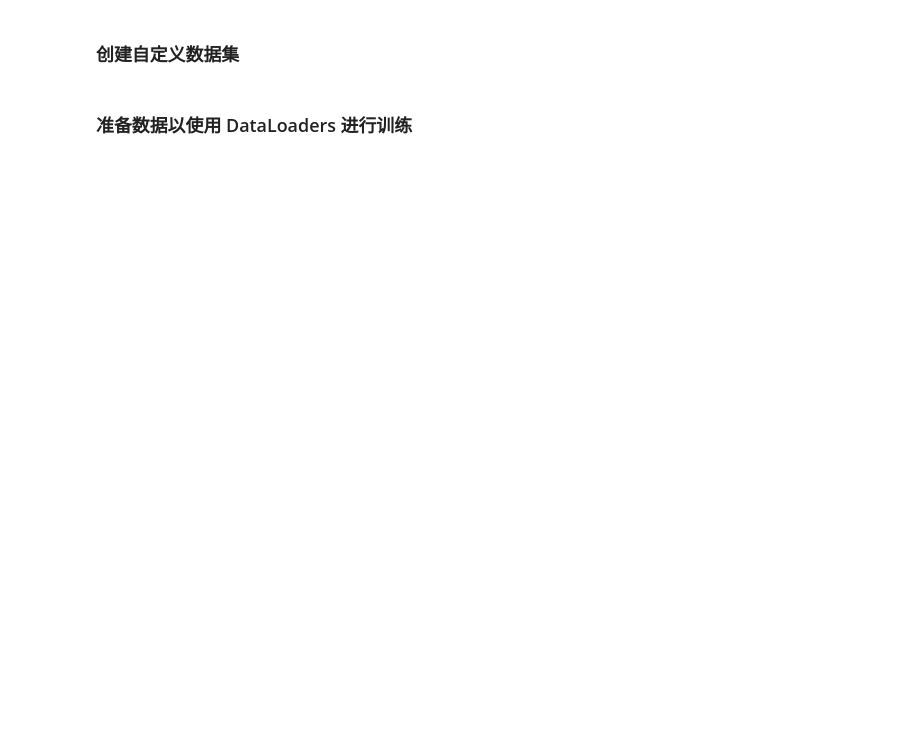
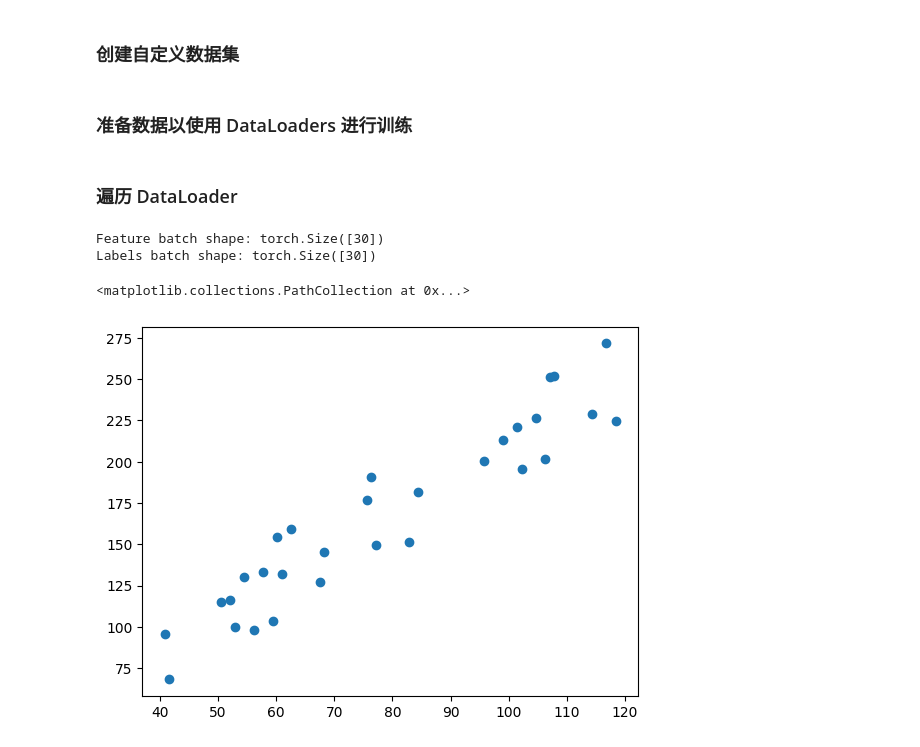
Before and after one commit to muyoou/AI_note, a Jupyter notebook: pytorch学习/加载自定义数据.ipynb, the cells around one changed output. Saved outputs shown, nothing was run; the diff lists cells and outputs as text; code cells hidden in the pictures; blank space fills up the shorter version.

```diff
--- a/pytorch学习/加载自定义数据.ipynb
+++ b/pytorch学习/加载自定义数据.ipynb
@@ -62,11 +60,11 @@ class CustomImageDataset(Dataset):
         self.target_transform = target_transform
 
     def __len__(self):
-        return len(self.img_labels)
+        return len(self.data)
 
     def __getitem__(self, idx):
-        X = self.data.iloc(idx,0)
-        Y = self.data.iloc(idx,1)
+        X = self.data.iloc[idx,0]
+        Y = self.data.iloc[idx,1]
         if self.transform:
             X = self.transform(X)
         if self.target_transform:
@@ -77,4 +75,18 @@ class CustomImageDataset(Dataset):
 # %%
 from torch.utils.data import DataLoader
 
-train_dataloader = DataLoader(training_data, batch_size=64, shuffle=True)
+training_data = CustomImageDataset("data/myData/data_1d.csv")
+train_dataloader = DataLoader(training_data, batch_size=30, shuffle=True)
+# %% [markdown]
+### 遍历 DataLoader
+# %%
+import matplotlib.pyplot as plt
+TX, TY = next(iter(train_dataloader))
+print(f"Feature batch shape: {TX.size()}")
+print(f"Labels batch shape: {TY.size()}")
+plt.scatter(TX,TY)
+# %% [output]
+Feature batch shape: torch.Size([30])
+Labels batch shape: torch.Size([30])
+<matplotlib.collections.PathCollection at 0x...>
+[figure, added]
```
Also changed, not shown: parts of 1 cell of this notebook.
